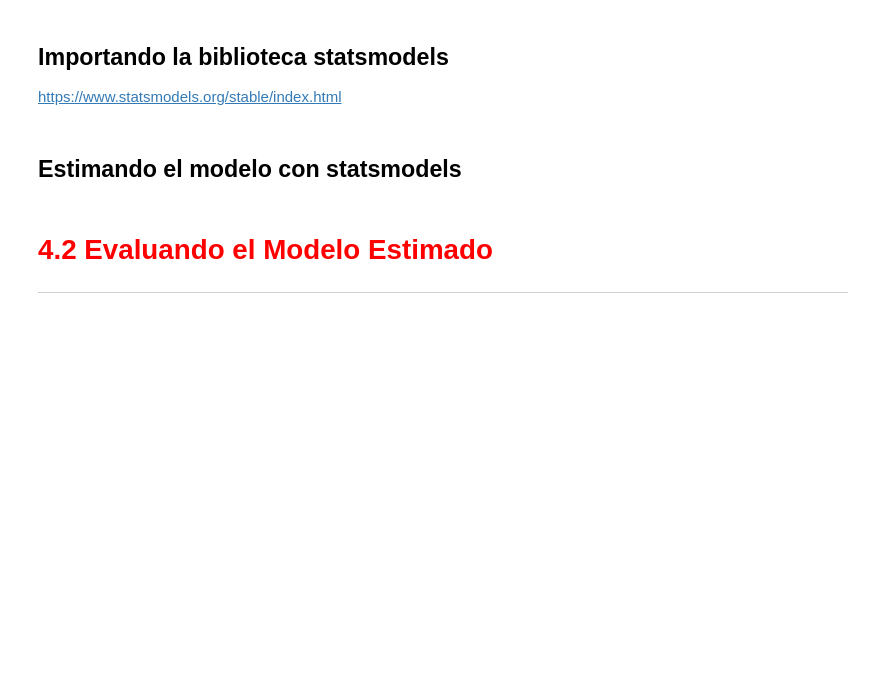
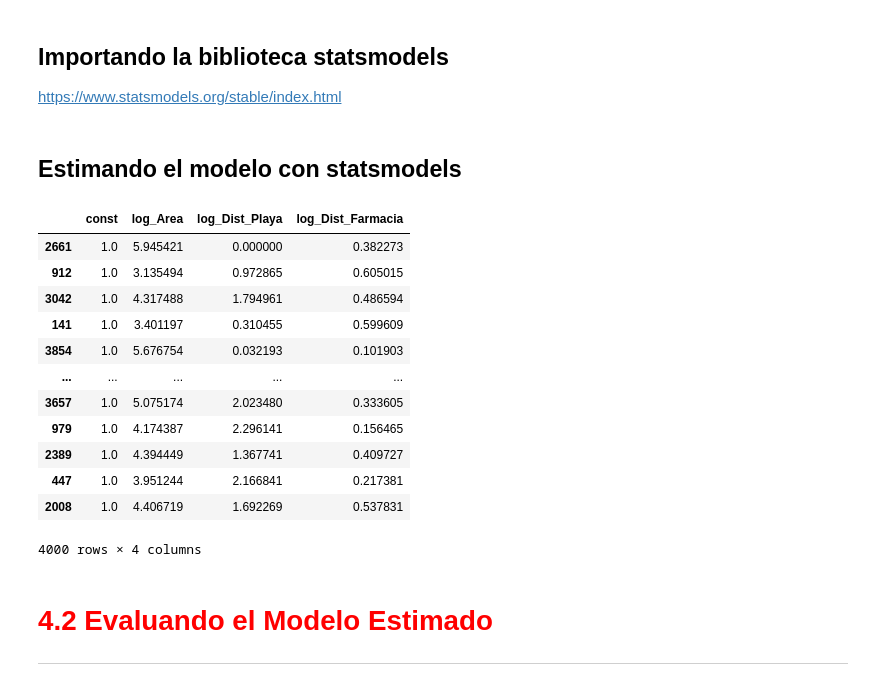
Before and after one commit to DanielRaiicHu/regresion_lineal_tecnicas_avanzadas, a Jupyter notebook: regresion_lineal_tecnicas_avanzadas.ipynb, the cells around one changed output. Cells and saved outputs as stored; diff of their text form; code cells hidden in the pictures; blank space fills up the shorter version.

Commit message:
Actualización: Evaluando el modelo estimado

```diff
--- a/regresion_lineal_tecnicas_avanzadas.ipynb
+++ b/regresion_lineal_tecnicas_avanzadas.ipynb
@@ -495,12 +495,12 @@ X=datos[['log_Area','log_Dist_Playa','log_Dist_Farmacia']]
 # y_train: (Es el y del conjunto de Entrenamiento) -> Este almacenará los valores de la variable dependiente del conjunto Entrenamiento
 # y_test: (Es el y del conjunto de Prueba) -> Este almacenará los valores de la variable dependiente del conjunto de Entrenamiento
 # X_train e y_train están relacionados, a su vez, X_test e y_test también tienen relación
-# Parametros de entrada: y -> Dataframe que contiene la variable dependiente, X -> Dataframe que contiene las variables explicativas
+# Parametros de entrada: X -> Dataframe que contiene las variables explicativas, y -> Dataframe que contiene la variable dependiente
 # test_size: Es la cantidad que vamos a separar para el conjunto de prueba en términos de porcentaje
 # utilizaremos 0.2, porque tenemos una gran cantidad de datos (5000)
 # el 80% restante se asignará al conjunto entrenamiento
 # random_state: Es una semilla que sirve para generar números aleatorios, sirve para que ejecutar siempre los mismos datos de entrenamiento y prueba si es que la semilla es igual
-X_train, X_test, y_train, y_test = train_test_split(y,X,test_size=0.2,random_state=2811)
+X_train, X_test, y_train, y_test = train_test_split(X,y,test_size=0.2,random_state=2811)
 # %% [markdown]
 **Análisis del procedimiento**
 
@@ -550,2 +560,26 @@ https://www.statsmodels.org/stable/index.html
 # %% [markdown]
 ## Estimando el modelo con statsmodels
+# %%
+# Agrega explícitamente una constante al conjunto de entrenamiento
+# Esto permite que el modelo estime un intercepto β₀
+# Para incluir la constante del modelo, debemos incluir en un DataFrame del conjunto de entrenamiento formado por las variables explicativas que fue X_train.
+# Si no se agrega, statsmodels asumirá que la recta pasa por el origen
+X_train_con_constante = sm.add_constant(X_train)
+
+# La estimación del modelo con constante asegura que los residuos que son la situación de ui en esta ecuación, tenga un promedio de 0.
+# %%
+X_train_con_constante
+# %% [output]
+|  | const | log_Area | log_Dist_Playa | log_Dist_Farmacia |
+| 2661 | 1.0 | 5.945421 | 0.000000 | 0.382273 |
+| 912 | 1.0 | 3.135494 | 0.972865 | 0.605015 |
+| 3042 | 1.0 | 4.317488 | 1.794961 | 0.486594 |
+| 141 | 1.0 | 3.401197 | 0.310455 | 0.599609 |
+| 3854 | 1.0 | 5.676754 | 0.032193 | 0.101903 |
+| ... | ... | ... | ... | ... |
+| 3657 | 1.0 | 5.075174 | 2.023480 | 0.333605 |
+| 979 | 1.0 | 4.174387 | 2.296141 | 0.156465 |
+| 2389 | 1.0 | 4.394449 | 1.367741 | 0.409727 |
+| 447 | 1.0 | 3.951244 | 2.166841 | 0.217381 |
+| 2008 | 1.0 | 4.406719 | 1.692269 | 0.537831 |
+4000 rows × 4 columns
```
Also changed, not shown: parts of 8 cells of this notebook.
